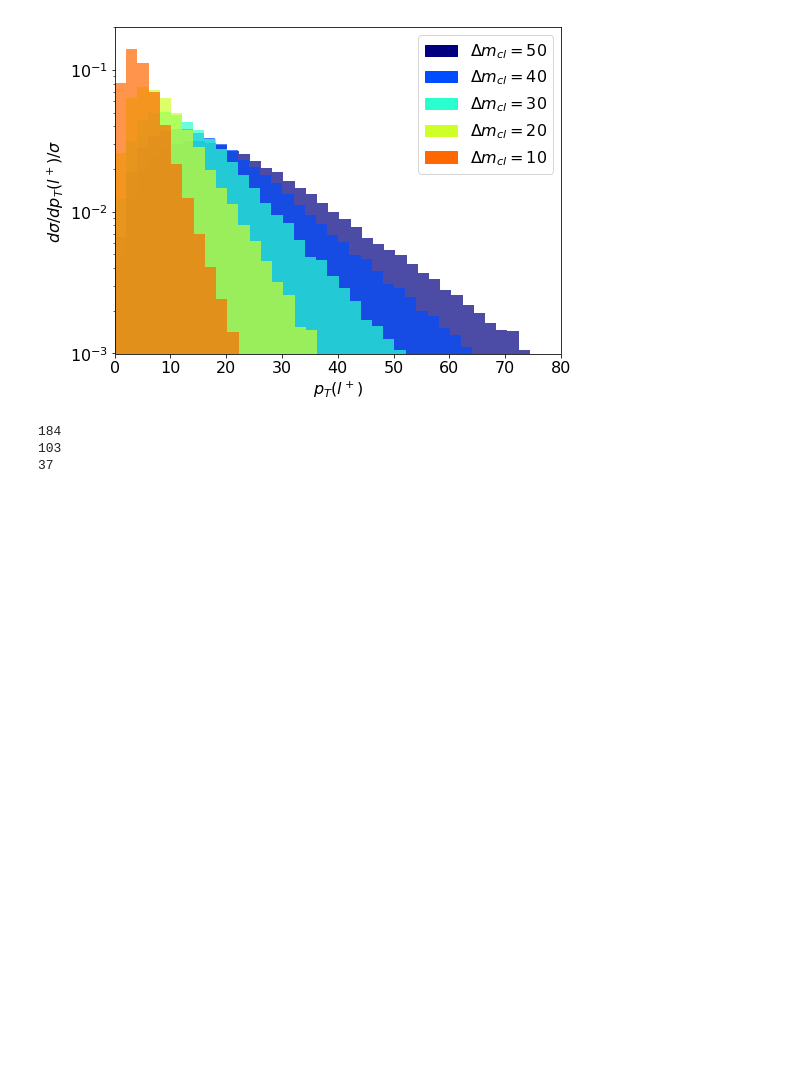
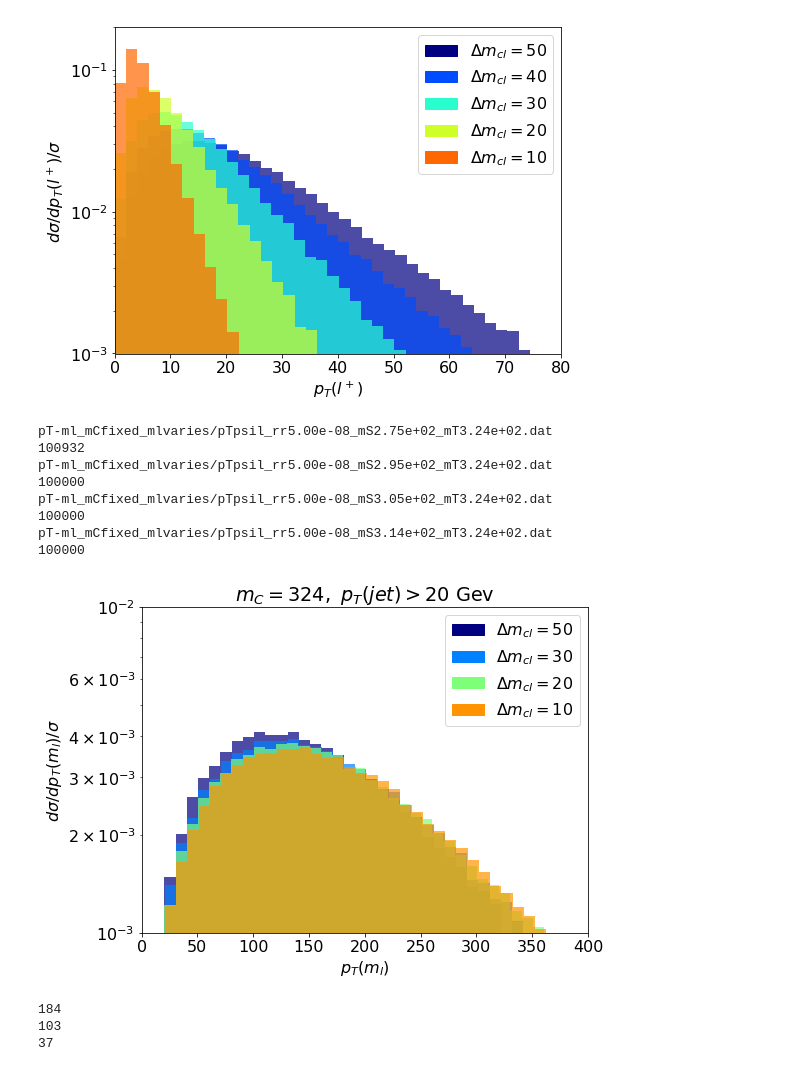
Before and after one commit to anasthesia/SoftLLP, a Jupyter notebook: kinematics/plot_histos.ipynb, the cells around one changed output. Drawn from its saved outputs; the diff is of its cells as text; code cells hidden in the pictures; blank space fills up the shorter version.

Commit message:
kinematic plots with jets added

```diff
--- a/kinematics/plot_histos.ipynb
+++ b/kinematics/plot_histos.ipynb
@@ -255,6 +255,42 @@ histos/pT_mCfixed_mlvaries/pTl_rr5.00e-08_mS3.05e+02_mT3.24e+02.dat
 histos/pT_mCfixed_mlvaries/pTl_rr5.00e-08_mS3.14e+02_mT3.24e+02.dat
 100000
 [figure]
+# %%
+#pT(ml): mC fixed, ml varies
+
+plt.figure(figsize=(8, 6))
+
+histosFromFiles('pT-ml_mCfixed_mlvaries',10,False)
+
+
+plt.xlim(0,400)
+plt.ylim(10**(-3),10**(-2))
+plt.yscale("log")
+
+plt.title("$m_C=324,\ p_T(jet)>20$ Gev")
+plt.xlabel('$p_T(m_l)$')
+plt.ylabel('$d\\sigma/d p_T(m_l)/\\sigma$')
+
+
+patch1 = mpatches.Patch(color=usedcolors[0], label='$\\Delta m_{cl}=50$')
+#patch2 = mpatches.Patch(color=usedcolors[1], label='$\\Delta m_{cl}=40$')
+patch3 = mpatches.Patch(color=usedcolors[1], label='$\\Delta m_{cl}=30$')
+patch4 = mpatches.Patch(color=usedcolors[2], label='$\\Delta m_{cl}=20$')
+patch5 = mpatches.Patch(color=usedcolors[3], label='$\\Delta m_{cl}=10$')
+
+plt.legend(handles=[patch1,patch3,patch4,patch5],loc='upper right')
+
+plt.savefig('pt_ml_different_splittings.png')
+# %% [output]
+pT-ml_mCfixed_mlvaries/pTpsil_rr5.00e-08_mS2.75e+02_mT3.24e+02.dat
+100932
+pT-ml_mCfixed_mlvaries/pTpsil_rr5.00e-08_mS2.95e+02_mT3.24e+02.dat
+100000
+pT-ml_mCfixed_mlvaries/pTpsil_rr5.00e-08_mS3.05e+02_mT3.24e+02.dat
+100000
+pT-ml_mCfixed_mlvaries/pTpsil_rr5.00e-08_mS3.14e+02_mT3.24e+02.dat
+100000
+[figure, added]
 # %%
 #Correlation of pT for mC fixed, ml varies
 
```
Also changed, not shown: parts of 1 cell of this notebook, 2 other files.
